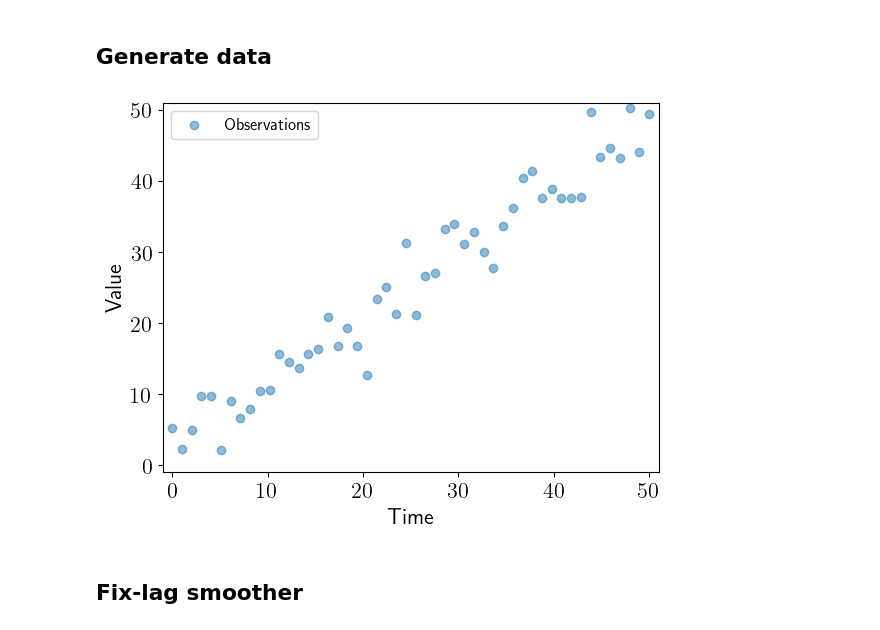
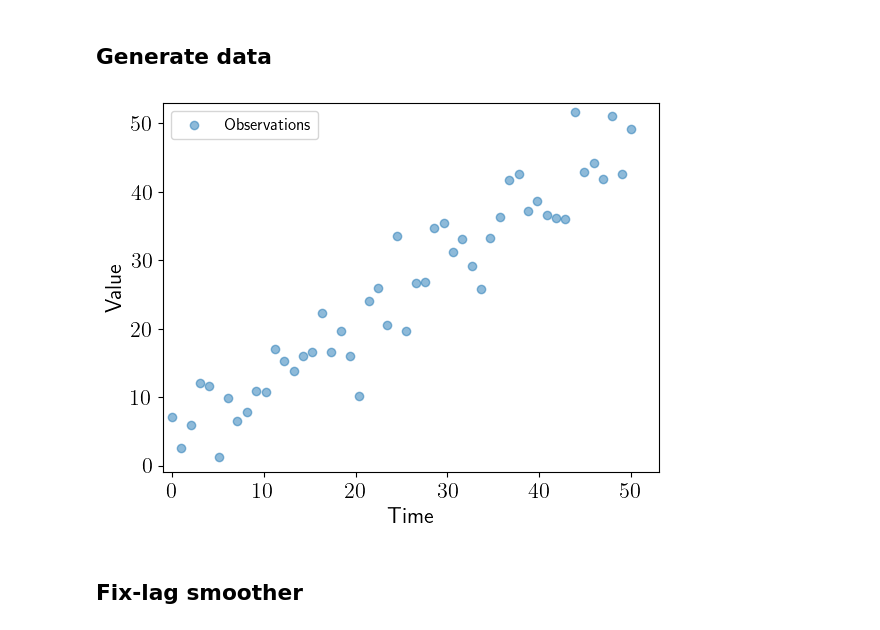
Before and after one commit to davidwardan/KalmanFilter, a Jupyter notebook: fix-lag smoother.ipynb, the cells around one changed output. Cells and saved outputs as stored; diff of their text form; code cells hidden in the pictures.

```diff
--- a/fix-lag smoother.ipynb
+++ b/fix-lag smoother.ipynb
@@ -126,7 +17,7 @@ N = 10 # lag window size
 A = np.array([[1, 1], [0, 1]]) # train matrix
 Q = np.array([[0.25, 0.5], [0.5, 1]]) * 0.1**2 # transition covariance matrix
 C = np.array([[1, 0]]) # observation matrix
-R = np.array([[3]]) # observation covariance matrix
+R = np.array([[4]]) # observation covariance matrix
 
 x = np.array([1, -1]) # initial state
 P = np.array([[2**2, 0],
@@ -135,21 +26,19 @@ P = np.array([[2**2, 0],
 ## Generate data
 # %%
 # generate data
-np.random.seed(0)
 n = 50
-t = np.linspace(0, n, n)
-z = t + np.random.normal(0, R[0], n)
+z, t = gen_data(n, R)
 # %%
 # plot data
 plt.scatter(t, z, label='Observations', alpha=0.5)
 plt.xlabel('Time')
 plt.ylabel('Value')
-plt.xlim(-1, n+1)
-plt.ylim(-1, n+1)
+plt.xlim(-1, n+3)
+plt.ylim(-1, n+3)
 plt.legend(loc= 'upper left', fontsize=12)
-plt.savefig('Observations.png', dpi=300, bbox_inches='tight')
+plt.savefig('out/' + 'Observations.png', dpi=300, bbox_inches='tight')
 # %% [output]
-[figure, old version]
+[figure, new version]
 # %% [markdown]
 ## Fix-lag smoother
 # %%
```
Also changed, not shown: parts of 9 cells of this notebook, 6 other files.
